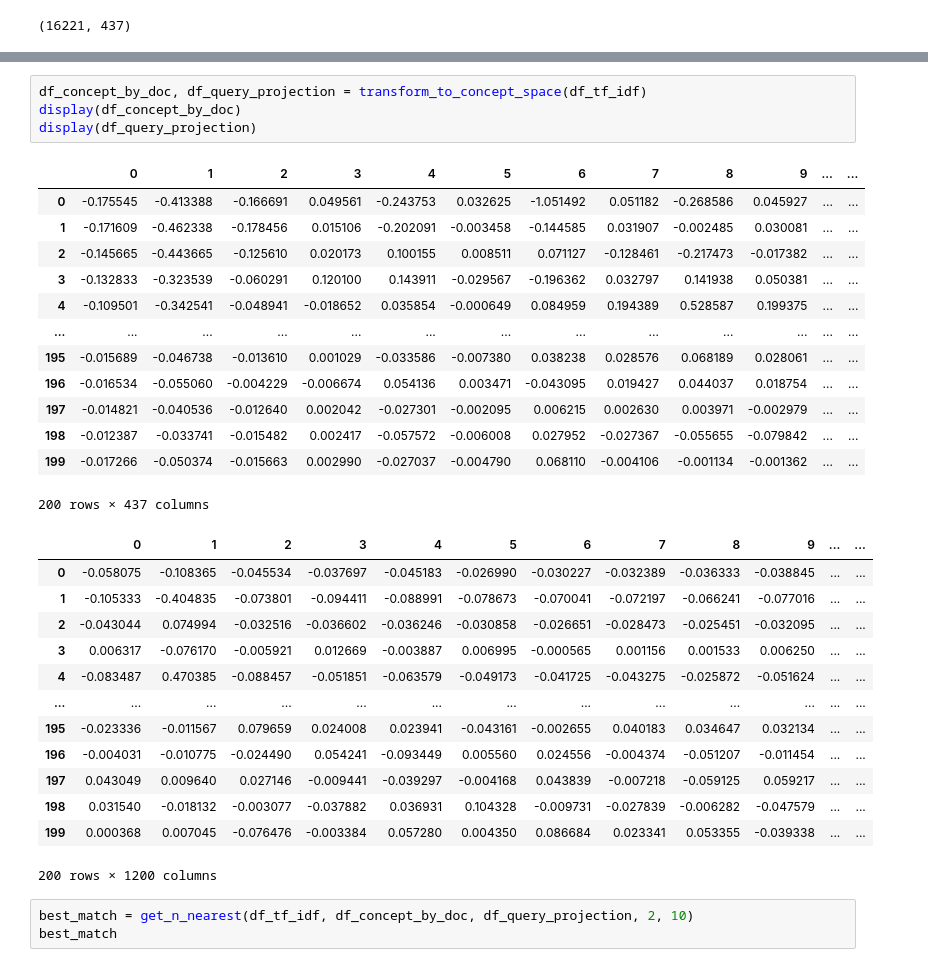
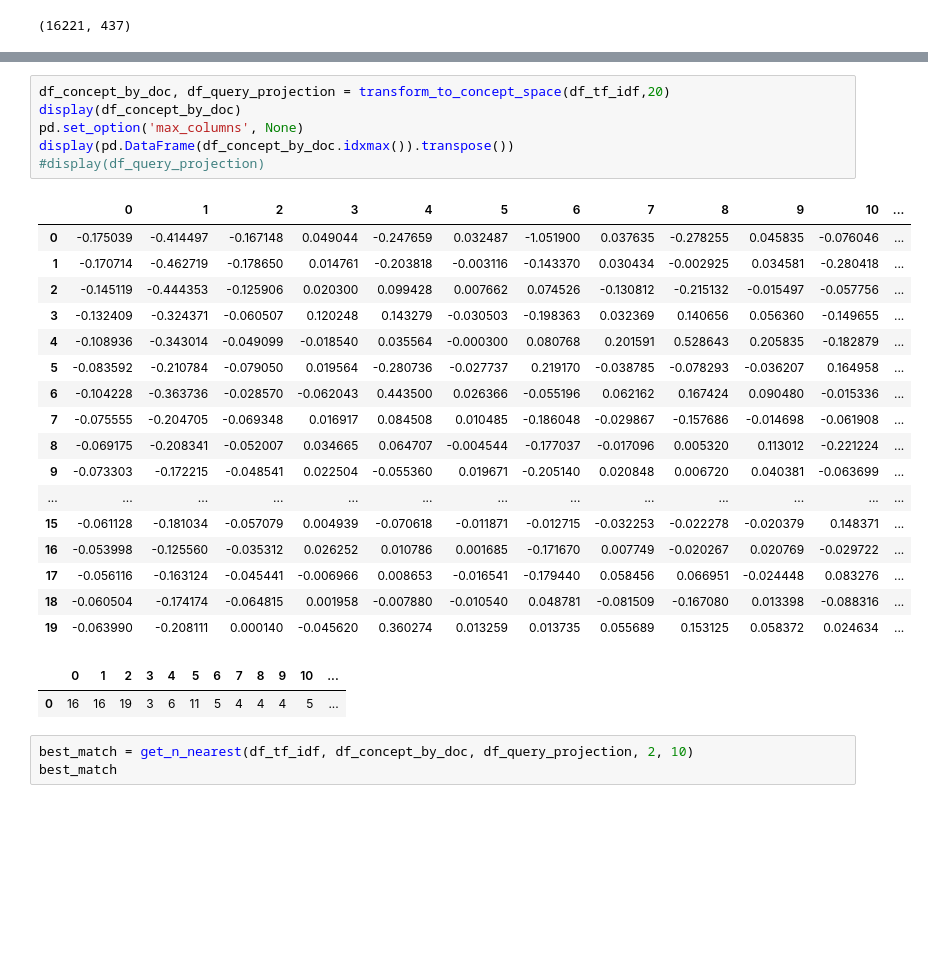
Before and after one commit to klesnkri/lsa-model, a Jupyter notebook: data.ipynb, the cells around one changed output, grey strips where cells are left out. Cells and saved outputs as stored; diff of their text form; blank space fills up the shorter version.

Commit message:
Number of concepts reduced to 20, gives better results on this particural dataset

```diff
--- a/data.ipynb
+++ b/data.ipynb
@@ -100,35 +100,30 @@ display(df_tf_idf)
 1200 rows × 437 columns
 # %%
-df_concept_by_doc, df_query_projection = transform_to_concept_space(df_tf_idf)
+df_concept_by_doc, df_query_projection = transform_to_concept_space(df_tf_idf,20)
 display(df_concept_by_doc)
-display(df_query_projection)
+pd.set_option('max_columns', None)
+display(pd.DataFrame(df_concept_by_doc.idxmax()).transpose())
+#display(df_query_projection)
 # %% [output]
-|  | 0 | 1 | 2 | 3 | 4 | 5 | 6 | 7 | 8 | 9 | ... | ... |
-| 0 | -0.175545 | -0.413388 | -0.166691 | 0.049561 | -0.243753 | 0.032625 | -1.051492 | 0.051182 | -0.268586 | 0.045927 | ... | ... |
-| 1 | -0.171609 | -0.462338 | -0.178456 | 0.015106 | -0.202091 | -0.003458 | -0.144585 | 0.031907 | -0.002485 | 0.030081 | ... | ... |
-| 2 | -0.145665 | -0.443665 | -0.125610 | 0.020173 | 0.100155 | 0.008511 | 0.071127 | -0.128461 | -0.217473 | -0.017382 | ... | ... |
-| 3 | -0.132833 | -0.323539 | -0.060291 | 0.120100 | 0.143911 | -0.029567 | -0.196362 | 0.032797 | 0.141938 | 0.050381 | ... | ... |
-| 4 | -0.109501 | -0.342541 | -0.048941 | -0.018652 | 0.035854 | -0.000649 | 0.084959 | 0.194389 | 0.528587 | 0.199375 | ... | ... |
+|  | 0 | 1 | 2 | 3 | 4 | 5 | 6 | 7 | 8 | 9 | 10 | ... |
+| 0 | -0.175039 | -0.414497 | -0.167148 | 0.049044 | -0.247659 | 0.032487 | -1.051900 | 0.037635 | -0.278255 | 0.045835 | -0.076046 | ... |
+| 1 | -0.170714 | -0.462719 | -0.178650 | 0.014761 | -0.203818 | -0.003116 | -0.143370 | 0.030434 | -0.002925 | 0.034581 | -0.280418 | ... |
+| 2 | -0.145119 | -0.444353 | -0.125906 | 0.020300 | 0.099428 | 0.007662 | 0.074526 | -0.130812 | -0.215132 | -0.015497 | -0.057756 | ... |
+| 3 | -0.132409 | -0.324371 | -0.060507 | 0.120248 | 0.143279 | -0.030503 | -0.198363 | 0.032369 | 0.140656 | 0.056360 | -0.149655 | ... |
+| 4 | -0.108936 | -0.343014 | -0.049099 | -0.018540 | 0.035564 | -0.000300 | 0.080768 | 0.201591 | 0.528643 | 0.205835 | -0.182879 | ... |
+| 5 | -0.083592 | -0.210784 | -0.079050 | 0.019564 | -0.280736 | -0.027737 | 0.219170 | -0.038785 | -0.078293 | -0.036207 | 0.164958 | ... |
+| 6 | -0.104228 | -0.363736 | -0.028570 | -0.062043 | 0.443500 | 0.026366 | -0.055196 | 0.062162 | 0.167424 | 0.090480 | -0.015336 | ... |
+| 7 | -0.075555 | -0.204705 | -0.069348 | 0.016917 | 0.084508 | 0.010485 | -0.186048 | -0.029867 | -0.157686 | -0.014698 | -0.061908 | ... |
+| 8 | -0.069175 | -0.208341 | -0.052007 | 0.034665 | 0.064707 | -0.004544 | -0.177037 | -0.017096 | 0.005320 | 0.113012 | -0.221224 | ... |
+| 9 | -0.073303 | -0.172215 | -0.048541 | 0.022504 | -0.055360 | 0.019671 | -0.205140 | 0.020848 | 0.006720 | 0.040381 | -0.063699 | ... |
 | ... | ... | ... | ... | ... | ... | ... | ... | ... | ... | ... | ... | ... |
-| 195 | -0.015689 | -0.046738 | -0.013610 | 0.001029 | -0.033586 | -0.007380 | 0.038238 | 0.028576 | 0.068189 | 0.028061 | ... | ... |
-| 196 | -0.016534 | -0.055060 | -0.004229 | -0.006674 | 0.054136 | 0.003471 | -0.043095 | 0.019427 | 0.044037 | 0.018754 | ... | ... |
-| 197 | -0.014821 | -0.040536 | -0.012640 | 0.002042 | -0.027301 | -0.002095 | 0.006215 | 0.002630 | 0.003971 | -0.002979 | ... | ... |
-| 198 | -0.012387 | -0.033741 | -0.015482 | 0.002417 | -0.057572 | -0.006008 | 0.027952 | -0.027367 | -0.055655 | -0.079842 | ... | ... |
-| 199 | -0.017266 | -0.050374 | -0.015663 | 0.002990 | -0.027037 | -0.004790 | 0.068110 | -0.004106 | -0.001134 | -0.001362 | ... | ... |
+| 15 | -0.061128 | -0.181034 | -0.057079 | 0.004939 | -0.070618 | -0.011871 | -0.012715 | -0.032253 | -0.022278 | -0.020379 | 0.148371 | ... |
+| 16 | -0.053998 | -0.125560 | -0.035312 | 0.026252 | 0.010786 | 0.001685 | -0.171670 | 0.007749 | -0.020267 | 0.020769 | -0.029722 | ... |
+| 17 | -0.056116 | -0.163124 | -0.045441 | -0.006966 | 0.008653 | -0.016541 | -0.179440 | 0.058456 | 0.066951 | -0.024448 | 0.083276 | ... |
+| 18 | -0.060504 | -0.174174 | -0.064815 | 0.001958 | -0.007880 | -0.010540 | 0.048781 | -0.081509 | -0.167080 | 0.013398 | -0.088316 | ... |
+| 19 | -0.063990 | -0.208111 | 0.000140 | -0.045620 | 0.360274 | 0.013259 | 0.013735 | 0.055689 | 0.153125 | 0.058372 | 0.024634 | ... |
-200 rows × 437 columns
-|  | 0 | 1 | 2 | 3 | 4 | 5 | 6 | 7 | 8 | 9 | ... | ... |
-| 0 | -0.058075 | -0.108365 | -0.045534 | -0.037697 | -0.045183 | -0.026990 | -0.030227 | -0.032389 | -0.036333 | -0.038845 | ... | ... |
-| 1 | -0.105333 | -0.404835 | -0.073801 | -0.094411 | -0.088991 | -0.078673 | -0.070041 | -0.072197 | -0.066241 | -0.077016 | ... | ... |
-| 2 | -0.043044 | 0.074994 | -0.032516 | -0.036602 | -0.036246 | -0.030858 | -0.026651 | -0.028473 | -0.025451 | -0.032095 | ... | ... |
-| 3 | 0.006317 | -0.076170 | -0.005921 | 0.012669 | -0.003887 | 0.006995 | -0.000565 | 0.001156 | 0.001533 | 0.006250 | ... | ... |
-| 4 | -0.083487 | 0.470385 | -0.088457 | -0.051851 | -0.063579 | -0.049173 | -0.041725 | -0.043275 | -0.025872 | -0.051624 | ... | ... |
-| ... | ... | ... | ... | ... | ... | ... | ... | ... | ... | ... | ... | ... |
-| 195 | -0.023336 | -0.011567 | 0.079659 | 0.024008 | 0.023941 | -0.043161 | -0.002655 | 0.040183 | 0.034647 | 0.032134 | ... | ... |
-| 196 | -0.004031 | -0.010775 | -0.024490 | 0.054241 | -0.093449 | 0.005560 | 0.024556 | -0.004374 | -0.051207 | -0.011454 | ... | ... |
-| 197 | 0.043049 | 0.009640 | 0.027146 | -0.009441 | -0.039297 | -0.004168 | 0.043839 | -0.007218 | -0.059125 | 0.059217 | ... | ... |
-| 198 | 0.031540 | -0.018132 | -0.003077 | -0.037882 | 0.036931 | 0.104328 | -0.009731 | -0.027839 | -0.006282 | -0.047579 | ... | ... |
-| 199 | 0.000368 | 0.007045 | -0.076476 | -0.003384 | 0.057280 | 0.004350 | 0.086684 | 0.023341 | 0.053355 | -0.039338 | ... | ... |
+|  | 0 | 1 | 2 | 3 | 4 | 5 | 6 | 7 | 8 | 9 | 10 | ... |
+| 0 | 16 | 16 | 19 | 3 | 6 | 11 | 5 | 4 | 4 | 4 | 5 | ... |
-200 rows × 1200 columns
 # %%
 best_match = get_n_nearest(df_tf_idf, df_concept_by_doc, df_query_projection, 2, 10)
 best_match
```
Also changed, not shown: parts of 3 cells of this notebook, 5 other files.
